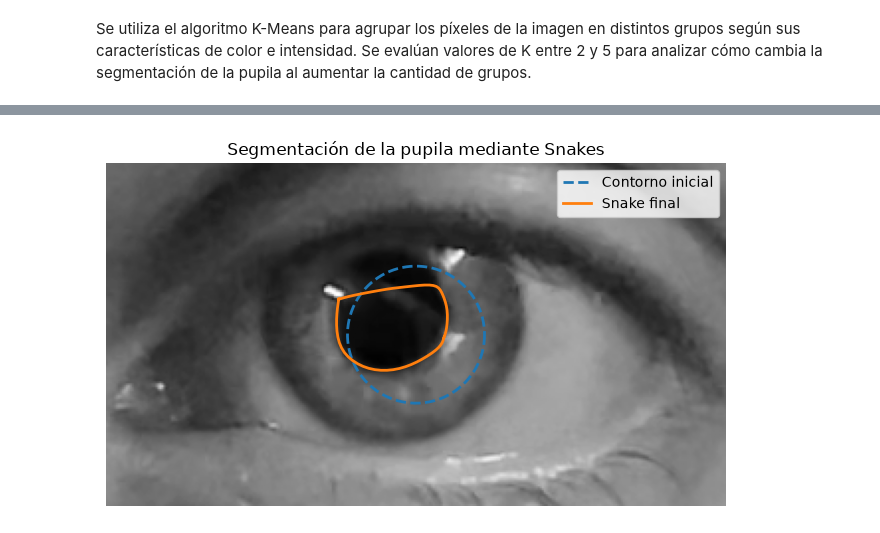
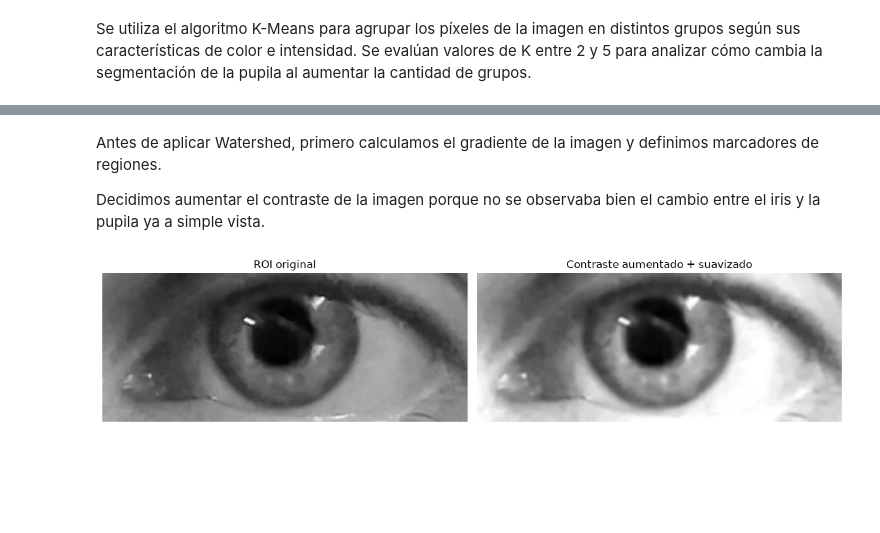
Before and after one commit to valjeon/PSIB_Guia_Imag_Biomed_Grupo15, a Jupyter notebook: notebooks/modulo2.ipynb, the cells around one changed output, grey strips where cells are left out. Cells and saved outputs as stored; diff of their text form; code cells hidden in the pictures; blank space fills up the shorter version.

Commit message:
Hago que usemos el mismo ROI que en el módulo 1 y agrego watershed, falta hacer la máscara binaria de los otros métodos

```diff
--- a/notebooks/modulo2.ipynb
+++ b/notebooks/modulo2.ipynb
@@ -221,43 +176,33 @@ plt.show()
-# %%
-gray_eye = gray.astype(np.float64) / 255.0
-smooth_eye = gaussian(gray_eye, sigma=2)
-h, w = gray_eye.shape
-center_x = w // 2
-center_y = h // 2
-radius = min(h, w) * 0.2
-theta = np.linspace(0, 2 * np.pi, 100)
-x = center_x + radius * np.cos(theta)
-y = center_y + radius * np.sin(theta)
-init = np.array([y, x]).T
-
-snake = active_contour(
-    smooth_eye,
-    init,
-    alpha=0.01,
-    beta=0.1,
-    gamma=0.01,
-    w_line=0,
-    w_edge=1,
-    max_num_iter=500,
-    convergence=0.1
-)
-
-plt.figure(figsize=(8, 6))
-
-plt.imshow(gray_eye, cmap="gray")
-
-x_init = init[:, 1]
-y_init = init[:, 0]
-
-x_snake = snake[:, 1]
-y_snake = snake[:, 0]
-
-plt.plot(x_init, y_init, "--", linewidth=2, label="Contorno inicial")
-plt.plot(x_snake, y_snake, linewidth=2, label="Snake final")
-
-plt.title("Segmentación de la pupila mediante Snakes")
-plt.legend()
-plt.axis("off")
-plt.show()
-# %% [output]
-[figure, removed]
+# %% [markdown]
+Antes de aplicar Watershed, primero calculamos el gradiente de la imagen y definimos marcadores de regiones.
+
+Decidimos aumentar el contraste de la imagen porque no se observaba bien el cambio entre el iris y la pupila ya a simple vista.
+# %%
+roi_contraste = np.clip(
+    roi_gray.astype(np.float32) * 1.5,
+    0,
+    255
+).astype(np.uint8)
+
+roi_suavizada = cv2.GaussianBlur(
+    roi_contraste,
+    (5, 5),
+    0
+)
+
+plt.figure(figsize=(12, 5))
+
+plt.subplot(1, 2, 1)
+plt.imshow(roi_gray, cmap="gray")
+plt.title("ROI original")
+plt.axis("off")
+
+plt.subplot(1, 2, 2)
+plt.imshow(roi_suavizada, cmap="gray")
+plt.title("Contraste aumentado + suavizado")
+plt.axis("off")
+
+plt.tight_layout()
+plt.show()
+# %% [output]
+[figure, added]
```
Also changed, not shown: parts of 12 cells of this notebook, 3 other files.
